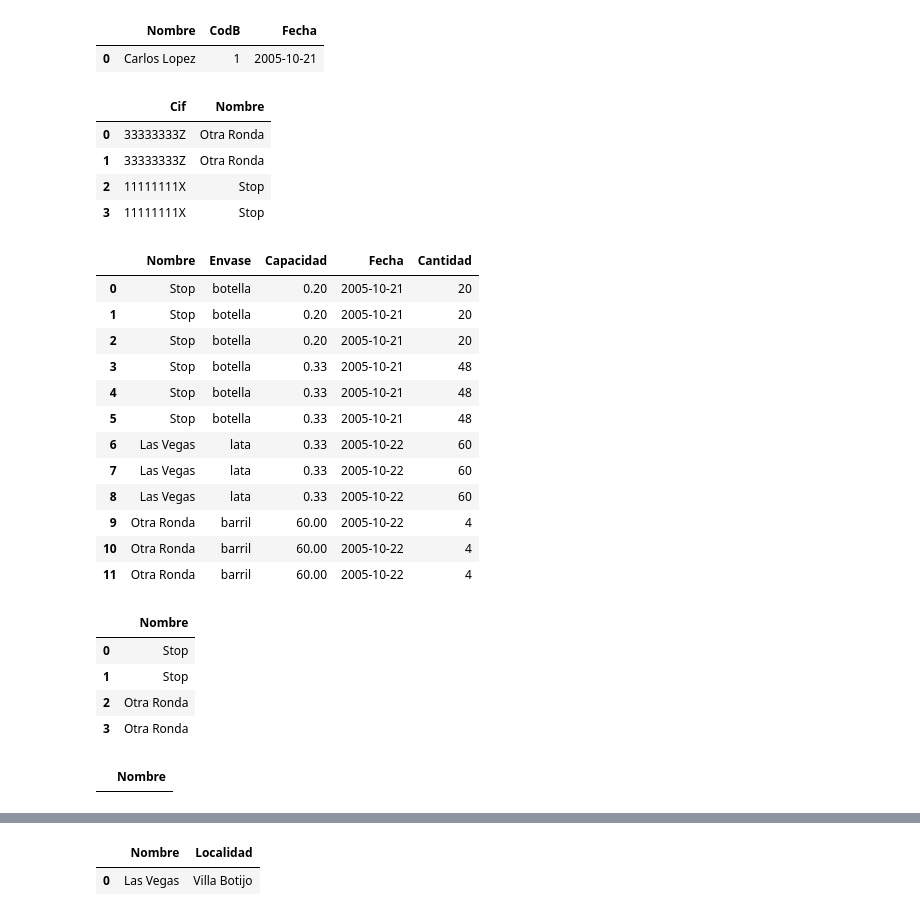
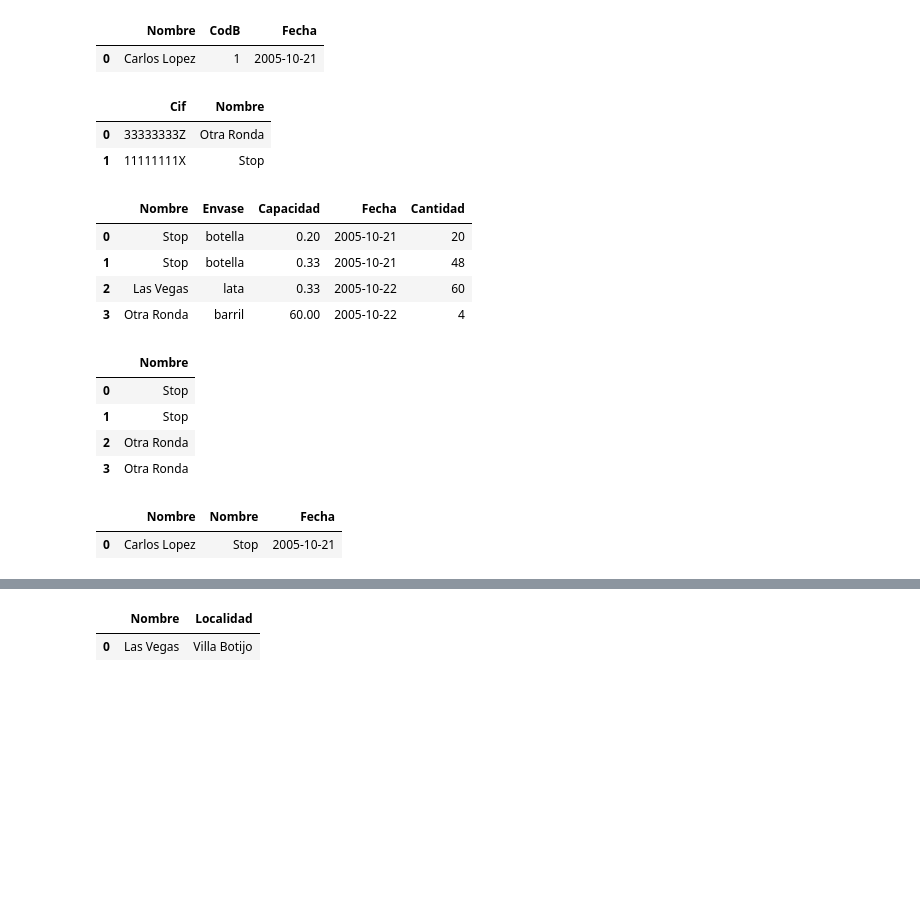
Before and after one commit to luciaaroca/ds_sql_thebridge, a Jupyter notebook: Practica/1-Ejercicios/Cervezas/SQL.cervezas.ipynb, the cells around one changed output, grey strips where cells are left out. Drawn from its saved outputs; the diff is of its cells as text; code cells hidden in the pictures; blank space fills up the shorter version.

```diff
--- a/Practica/1-Ejercicios/Cervezas/SQL.cervezas.ipynb
+++ b/Practica/1-Ejercicios/Cervezas/SQL.cervezas.ipynb
@@ -216,7 +220,7 @@ df
 #Obtener  el   Cif  y  nombre  de  los  bares  a  los  que  se  ha  repartido  cerveza  de  tipo  Botella  y
 #capacidad inferior a 1 litro, ordenados por localidad
 query = '''
-SELECT b.Cif, b.Nombre
+SELECT DISTINCT b.Cif, b.Nombre
 FROM Reparto AS r
 JOIN Bares AS b ON r.CodB = b.CodB
 JOIN Cervezas AS c ON r.CodC = c.CodC
@@ -229,36 +233,26 @@ df
 # %% [output]
 |  | Cif | Nombre |
 | 0 | 33333333Z | Otra Ronda |
-| 1 | 33333333Z | Otra Ronda |
-| 2 | 11111111X | Stop |
-| 3 | 11111111X | Stop |
+| 1 | 11111111X | Stop |
 # %%
 #3)Obtener  los  repartos  (nombre  del  bar,  envase  y  capacidad  de  la  bebida, fecha y cantidad) realizados por Carlos Lopez
 
 query = '''
-SELECT b.Nombre, c.Envase, c.Capacidad, r.Fecha, r.Cantidad
+SELECT DISTINCT b.Nombre, c.Envase, c.Capacidad, r.Fecha, r.Cantidad
 FROM Reparto AS r
 JOIN Empleados AS e ON r.CodE = e.CodE
 JOIN Bares AS b ON r.CodB = b.CodB
 JOIN Cervezas AS c ON r.CodC = c.CodC
 WHERE e.Nombre LIKE "%Carlos Lopez%"
 '''
 df = sql_query(query)
 df
 # %% [output]
 |  | Nombre | Envase | Capacidad | Fecha | Cantidad |
 | 0 | Stop | botella | 0.20 | 2005-10-21 | 20 |
-| 1 | Stop | botella | 0.20 | 2005-10-21 | 20 |
-| 2 | Stop | botella | 0.20 | 2005-10-21 | 20 |
-| 3 | Stop | botella | 0.33 | 2005-10-21 | 48 |
-| 4 | Stop | botella | 0.33 | 2005-10-21 | 48 |
-| 5 | Stop | botella | 0.33 | 2005-10-21 | 48 |
-| 6 | Las Vegas | lata | 0.33 | 2005-10-22 | 60 |
-| 7 | Las Vegas | lata | 0.33 | 2005-10-22 | 60 |
-| 8 | Las Vegas | lata | 0.33 | 2005-10-22 | 60 |
-| 9 | Otra Ronda | barril | 60.00 | 2005-10-22 | 4 |
-| 10 | Otra Ronda | barril | 60.00 | 2005-10-22 | 4 |
-| 11 | Otra Ronda | barril | 60.00 | 2005-10-22 | 4 |
+| 1 | Stop | botella | 0.33 | 2005-10-21 | 48 |
+| 2 | Las Vegas | lata | 0.33 | 2005-10-22 | 60 |
+| 3 | Otra Ronda | barril | 60.00 | 2005-10-22 | 4 |
 # %%
 #4)Obtener  los  bares  a  los  que  se  les  ha  repartido  envases  de  tipo  botella  y  capacidad  0.2  ó
 #0.33
@@ -282,18 +276,18 @@ df
 #5)Nombre de los empleados que han repartido a los bares "Stop" y "Las Vegas" cervezas con
 #envase botella.
 query = '''
-SELECT e.Nombre
+SELECT DISTINCT e.Nombre, b.Nombre, r.Fecha
 FROM Reparto AS r
 JOIN Empleados AS e ON r.CodE = e.CodE
 JOIN Bares AS b ON r.CodB = b.CodB
 JOIN Cervezas AS c ON r.CodC = c.CodC
-WHERE (b.Nombre = "%Stop%") OR (b.Nombre= "%Las Vegas%")
-AND c.Envase = "%botella%"
+WHERE (c.Envase = "botella") AND (b.Nombre IN ("Stop", "Las Vegas"));
 '''
 df = sql_query(query)
 df
 # %% [output]
-|  | Nombre |
+|  | Nombre | Nombre | Fecha |
+| 0 | Carlos Lopez | Stop | 2005-10-21 |
 # %%
 #6)Obtener  el  nombre  y  número  de  viajes  que  ha  realizado  cada  empleado  fuera  de  Villa
 #Botijo
```
Also changed, not shown: parts of 5 cells of this notebook, 4 other files.
